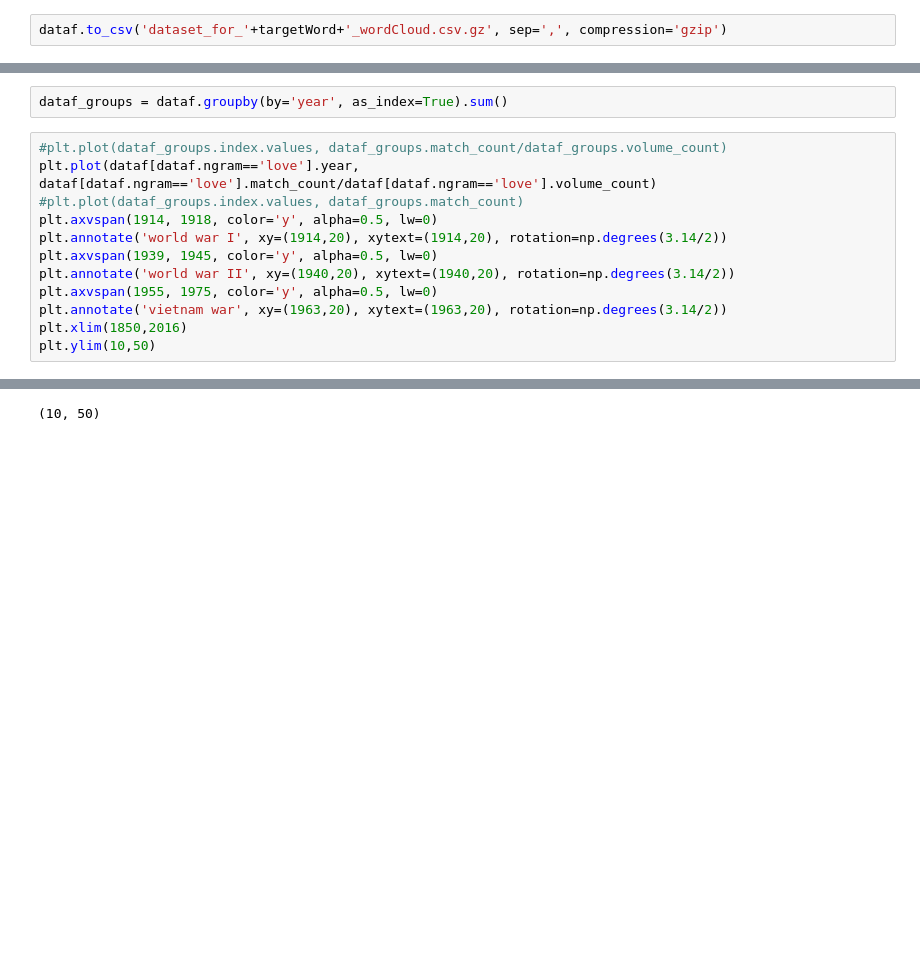
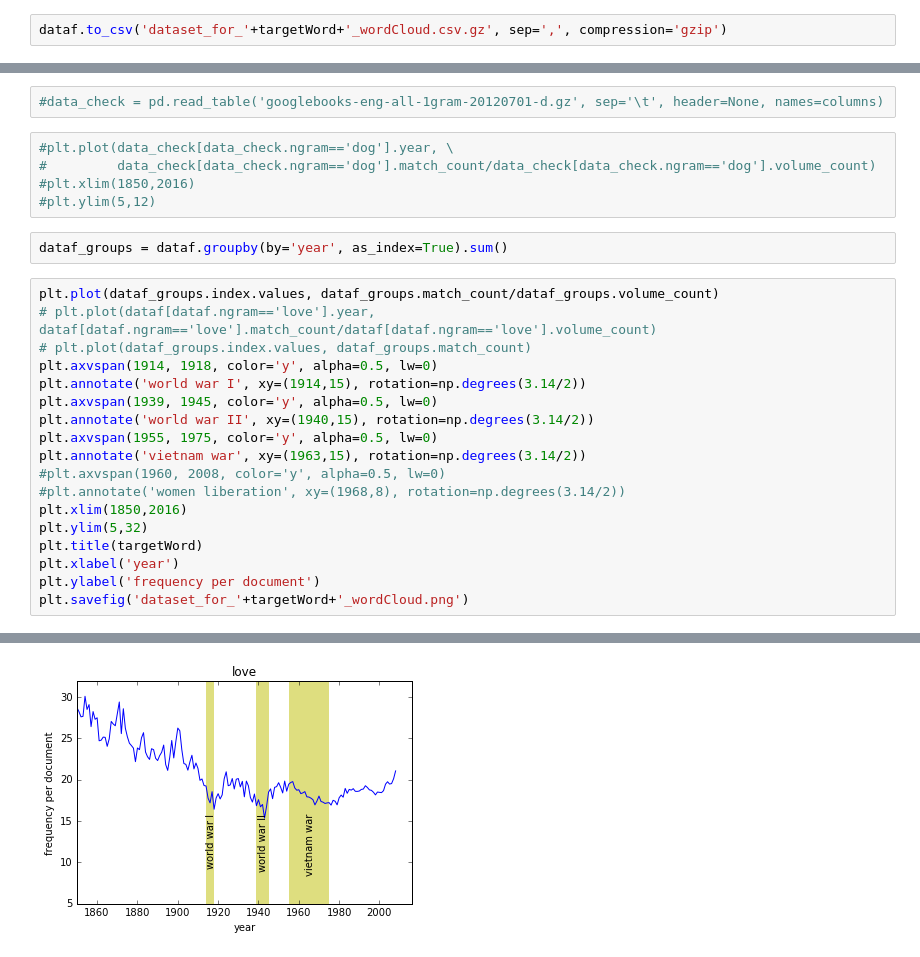
Before and after one commit to amirfz/myPythonProjects, a Jupyter notebook: googleNGram/googleNGram.ipynb, the cells around one changed output, grey strips where cells are left out. Drawn from its saved outputs; the diff is of its cells as text; blank space fills up the shorter version.

```diff
--- a/googleNGram/googleNGram.ipynb
+++ b/googleNGram/googleNGram.ipynb
@@ -96,15 +107,28 @@ dataf.to_csv('dataset_for_'+targetWord+'_wordCloud.csv.gz', sep=',', compression
+# %%
+#data_check = pd.read_table('googlebooks-eng-all-1gram-20120701-d.gz', sep='\t', header=None, names=columns)
+# %%
+#plt.plot(data_check[data_check.ngram=='dog'].year, \
+#         data_check[data_check.ngram=='dog'].match_count/data_check[data_check.ngram=='dog'].volume_count)
+#plt.xlim(1850,2016)
+#plt.ylim(5,12)
 # %%
 dataf_groups = dataf.groupby(by='year', as_index=True).sum()
 # %%
-#plt.plot(dataf_groups.index.values, dataf_groups.match_count/dataf_groups.volume_count)
-plt.plot(dataf[dataf.ngram=='love'].year, dataf[dataf.ngram=='love'].match_count/dataf[dataf.ngram=='love'].volume_count)
-#plt.plot(dataf_groups.index.values, dataf_groups.match_count)
+plt.plot(dataf_groups.index.values, dataf_groups.match_count/dataf_groups.volume_count)
+# plt.plot(dataf[dataf.ngram=='love'].year, dataf[dataf.ngram=='love'].match_count/dataf[dataf.ngram=='love'].volume_count)
+# plt.plot(dataf_groups.index.values, dataf_groups.match_count)
 plt.axvspan(1914, 1918, color='y', alpha=0.5, lw=0)
-plt.annotate('world war I', xy=(1914,20), xytext=(1914,20), rotation=np.degrees(3.14/2))
+plt.annotate('world war I', xy=(1914,15), rotation=np.degrees(3.14/2))
 plt.axvspan(1939, 1945, color='y', alpha=0.5, lw=0)
-plt.annotate('world war II', xy=(1940,20), xytext=(1940,20), rotation=np.degrees(3.14/2))
+plt.annotate('world war II', xy=(1940,15), rotation=np.degrees(3.14/2))
 plt.axvspan(1955, 1975, color='y', alpha=0.5, lw=0)
-plt.annotate('vietnam war', xy=(1963,20), xytext=(1963,20), rotation=np.degrees(3.14/2))
+plt.annotate('vietnam war', xy=(1963,15), rotation=np.degrees(3.14/2))
+#plt.axvspan(1960, 2008, color='y', alpha=0.5, lw=0)
+#plt.annotate('women liberation', xy=(1968,8), rotation=np.degrees(3.14/2))
 plt.xlim(1850,2016)
-plt.ylim(10,50)
+plt.ylim(5,32)
+plt.title(targetWord)
+plt.xlabel('year')
+plt.ylabel('frequency per document')
+plt.savefig('dataset_for_'+targetWord+'_wordCloud.png')
 # %% [output]
@@ -113 +135 @@ plt.ylim(10,50)
-(10, 50)
+[figure, added]
```
Also changed, not shown: parts of 6 cells of this notebook.
